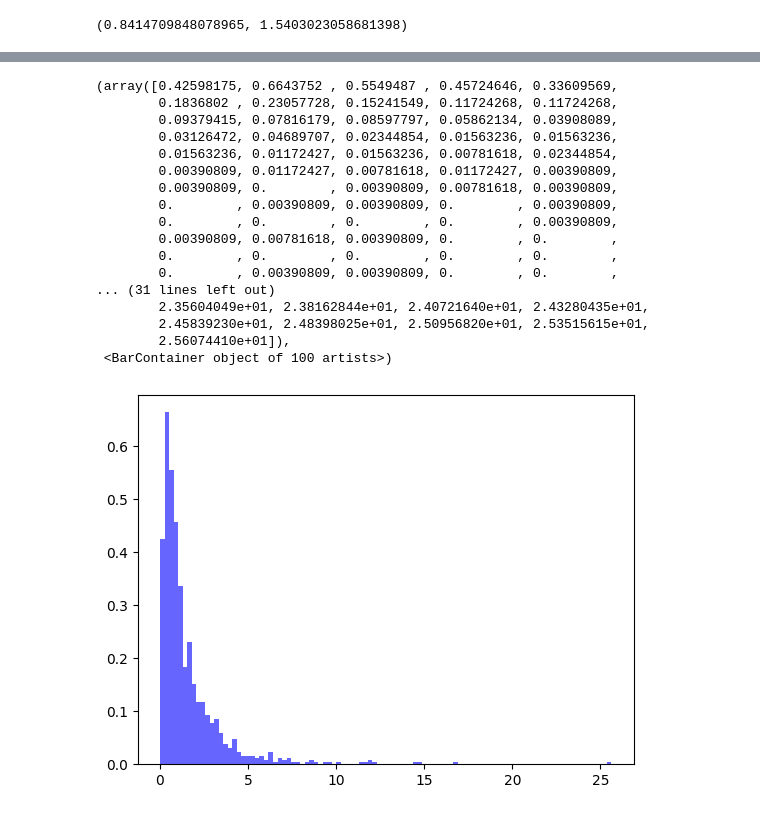
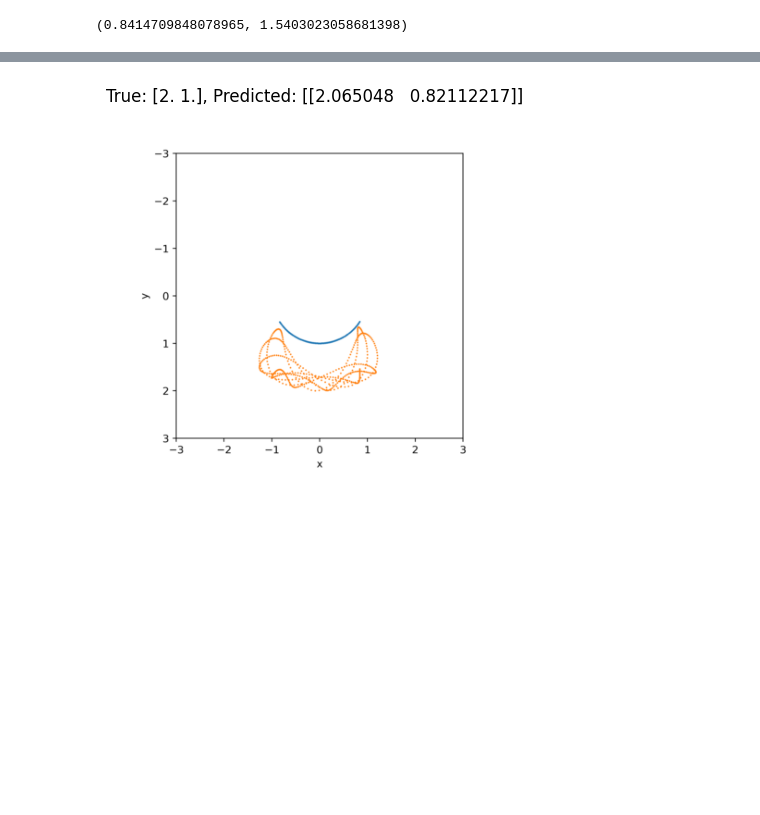
Before and after one commit to maraludwig/doublependulum, a Jupyter notebook: DPSimulation.ipynb, the cells around one changed output, grey strips where cells are left out. Saved outputs shown, nothing was run; the diff lists cells and outputs as text; code cells hidden in the pictures; blank space fills up the shorter version.

```diff
--- a/DPSimulation.ipynb
+++ b/DPSimulation.ipynb
@@ -300,0 +393,15 @@ def train(args, model, device, train_loader, optimizer, epoch, loss_fn):
+# %%
+def test(model, device, test_loader, loss_fn):
+    model.eval()
+    test_loss = 0
+    with torch.no_grad():
+        for data, target in test_loader:
+            data, target = data.to(device), target.to(device)
+            output = model(data)
+
+            test_loss += loss_fn(output, target).item()
+
+    test_loss /= len(test_loader)
+    print(f'\nTest set: Average loss: {test_loss:.4f}\n')
+
+optimizer = torch.optim.Adam(model.parameters(), lr=0.0001)
@@ -301,9 +410,9 @@ def train(args, model, device, train_loader, optimizer, epoch, loss_fn):
 # %%
-# Hyperparameter
 num_epochs = 20
 args = types.SimpleNamespace(dry_run=False, log_interval=16)
 
-# Training Loop
+device = "cpu"
 for epoch in range(num_epochs):
     train(args, model, device, train_loader, optimizer, epoch, loss_fn)
+    test(model, device, val_loader, loss_fn)  # Or with a test loader, if available
 # %% [output]
@@ -346,21 +436,29 @@ array([1.76864655e+00, 1.74842647e+00, 2.42576462e+00, 2.97860190e+00,
-# %%
-plt.hist(np.exp(log_mass_ratio), bins=100, density=True, alpha=0.6, color='b')
-# %% [output]
-(array([0.42598175, 0.6643752 , 0.5549487 , 0.45724646, 0.33609569,
-        0.1836802 , 0.23057728, 0.15241549, 0.11724268, 0.11724268,
-        0.09379415, 0.07816179, 0.08597797, 0.05862134, 0.03908089,
-        0.03126472, 0.04689707, 0.02344854, 0.01563236, 0.01563236,
-        0.01563236, 0.01172427, 0.01563236, 0.00781618, 0.02344854,
-        0.00390809, 0.01172427, 0.00781618, 0.01172427, 0.00390809,
-        0.00390809, 0.        , 0.00390809, 0.00781618, 0.00390809,
-        0.        , 0.00390809, 0.00390809, 0.        , 0.00390809,
-        0.        , 0.        , 0.        , 0.        , 0.00390809,
-        0.00390809, 0.00781618, 0.00390809, 0.        , 0.        ,
-        0.        , 0.        , 0.        , 0.        , 0.        ,
-        0.        , 0.00390809, 0.00390809, 0.        , 0.        ,
-... (31 lines left out)
-        2.35604049e+01, 2.38162844e+01, 2.40721640e+01, 2.43280435e+01,
-        2.45839230e+01, 2.48398025e+01, 2.50956820e+01, 2.53515615e+01,
-        2.56074410e+01]),
- <BarContainer object of 100 artists>)
-[figure, removed]
+# %%
+# Funktion zum Anzeigen eines Beispiels
+def show_example(model, dataset, index, device):
+    model.eval()
+    image, labels = dataset[index]
+    if image is None or labels is None:
+        print(f"Warning: Found None data at index {index}")
+        return
+
+    image = image.unsqueeze(0).to(device)  # Füge eine Batch-Dimension hinzu
+    with torch.no_grad():
+        output = model(image)
+
+    # Konvertiere das Bild zurück zu einem numpy-Array für die Anzeige
+    image = image.squeeze(0).cpu().numpy().transpose((1, 2, 0))
+
+    # Rescale the image to [0, 1] range for display
+    #image = (image - image.min()) / (image.max() - image.min())
+
+    # Zeige das Bild und die Vorhersagen
+    plt.imshow(image)
+    plt.title(f"True: {labels.cpu().numpy()}, Predicted: {output.cpu().numpy()}")
+    plt.axis('off')
+    plt.show()
+
+# Beispiel anzeigen
+show_example(model, val_dataset, index=0, device=device)
+# %% [output]
+[figure, added]
```
Also changed, not shown: parts of 24 cells of this notebook.
